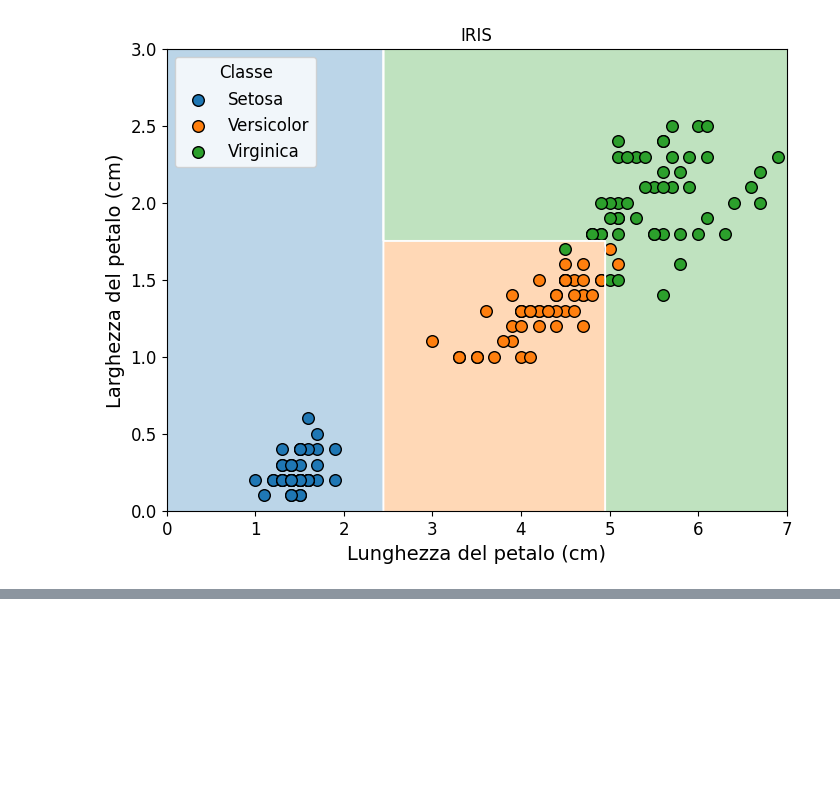
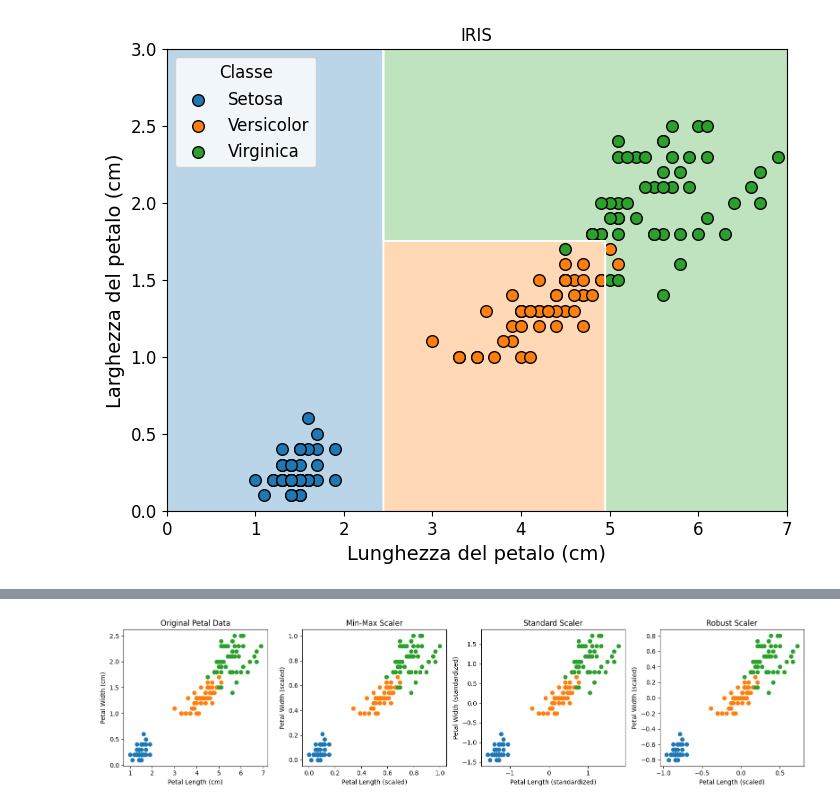
Before and after one commit to w4bo/teaching-handsondatapipelines, a Jupyter notebook: materials/14-Iris.solution.ipynb, the cells around one changed output, grey strips where cells are left out. Cells and saved outputs as stored; diff of their text form; code cells hidden in the pictures; blank space fills up the shorter version.

```diff
--- a/materials/14-Iris.solution.ipynb
+++ b/materials/14-Iris.solution.ipynb
@@ -656,0 +655,61 @@ for ext in ["svg", "pdf", "jpg"]:
+# %%
+from sklearn.preprocessing import MinMaxScaler, StandardScaler, RobustScaler
+
+# Extract petal length and petal width from the iris dataset
+petal_data = iris.data[:, 2:4]
+y = iris.target
+
+# Apply Min-Max normalization
+min_max_scaler = MinMaxScaler()
+petal_data_minmax = min_max_scaler.fit_transform(petal_data)
+
+# Apply Standardization
+standard_scaler = StandardScaler()
+petal_data_standardized = standard_scaler.fit_transform(petal_data)
+
+# Apply Robust Scaling
+robust_scaler = RobustScaler()
+petal_data_robust = robust_scaler.fit_transform(petal_data)
+
+# Plot the results
+plt.figure(figsize=(16, 4))
+
+# Original Data
+plt.subplot(1, 4, 1)
+for color, i, target_name in zip(my_colors, [0, 1, 2], target_names):
+    plt.scatter(petal_data[y == i, 0], petal_data[y == i, 1], color=color, label=target_name)
+plt.title("Original Petal Data")
+plt.xlabel("Petal Length (cm)")
+plt.ylabel("Petal Width (cm)")
+
+# Min-Max Scaled Data
+plt.subplot(1, 4, 2)
+for color, i, target_name in zip(my_colors, [0, 1, 2], target_names):
+    plt.scatter(petal_data_minmax[y == i, 0], petal_data_minmax[y == i, 1], color=color, label=target_name)
+plt.title("Min-Max Scaler")
+plt.xlabel("Petal Length (scaled)")
+plt.ylabel("Petal Width (scaled)")
+
+# Standardized Data
+plt.subplot(1, 4, 3)
+for color, i, target_name in zip(my_colors, [0, 1, 2], target_names):
+    plt.scatter(petal_data_standardized[y == i, 0], petal_data_standardized[y == i, 1], color=color, label=target_name)
+plt.title("Standard Scaler")
+plt.xlabel("Petal Length (standardized)")
+plt.ylabel("Petal Width (standardized)")
+
+# Robust Scaled Data
+plt.subplot(1, 4, 4)
+for color, i, target_name in zip(my_colors, [0, 1, 2], target_names):
+    plt.scatter(petal_data_robust[y == i, 0], petal_data_robust[y == i, 1], color=color, label=target_name)
+plt.title("Robust Scaler")
+plt.xlabel("Petal Length (scaled)")
+plt.ylabel("Petal Width (scaled)")
+
+plt.tight_layout()
+
+for ext in ["svg", "pdf", "jpg"]:
+  # Save the plot as an image file
+  plt.savefig(f'normalized.{ext}')
+  files.download(f'normalized.{ext}')
+# %% [output]
@@ -657,3 +722,4 @@ for ext in ["svg", "pdf", "jpg"]:
+[figure, added]
 # %%
 # Plot the decision tree
 # plt.figure(figsize=figsize)
```
Also changed, not shown: parts of 2 cells of this notebook.
